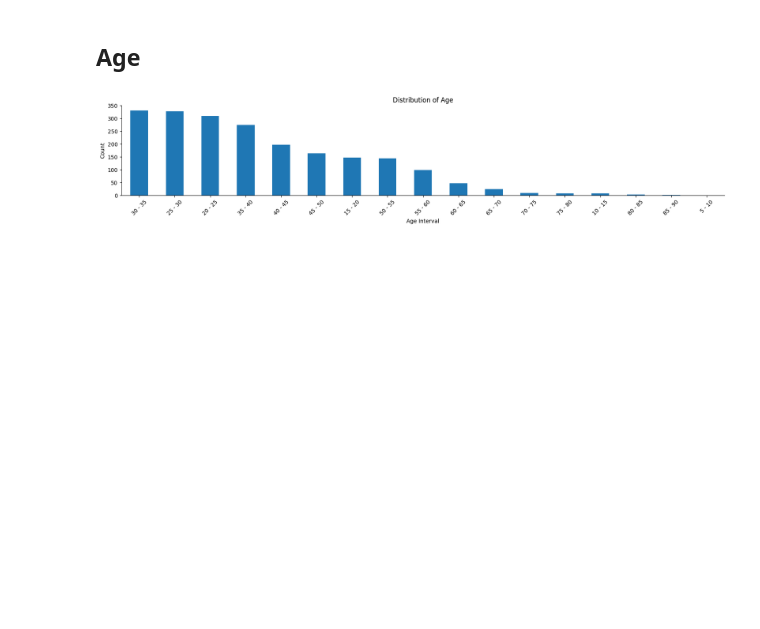
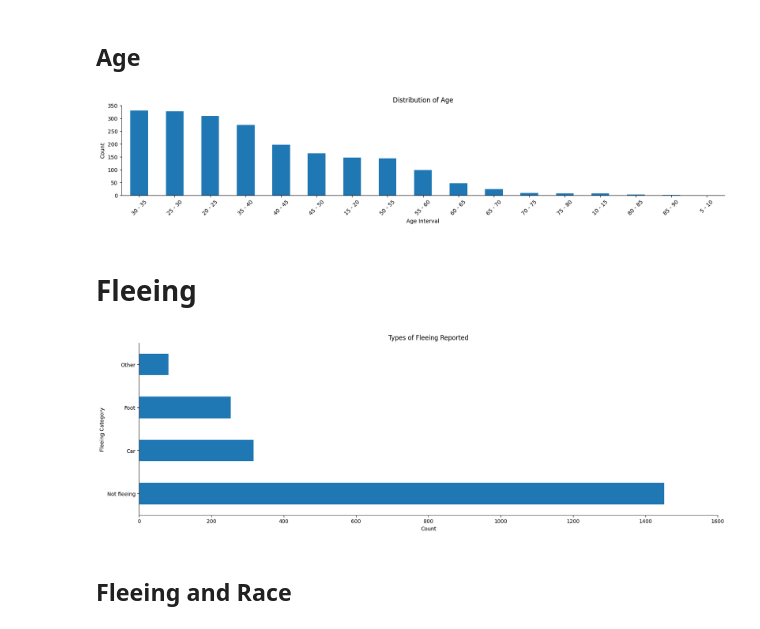
Before and after one commit to Jpooouks/fatal-police-shooting-eda, a Jupyter notebook: fatal_police_shootings_jp.ipynb, the cells around one changed output. Cells and saved outputs as stored; diff of their text form; code cells hidden in the pictures; blank space fills up the shorter version.

```diff
--- a/fatal_police_shootings_jp.ipynb
+++ b/fatal_police_shootings_jp.ipynb
@@ -605,3 +603,14 @@ ax.spines[['top', 'right']].set_visible(False)
 ax.set_ylim(0, 350);
 # %% [output]
 [figure]
+# %% [markdown]
+# Fleeing
+# %%
+df_f = df.dropna(subset='flee')
+df_f.flee.value_counts().plot(kind='barh', xlim=(0,1600),
+figsize=(20,6), xlabel='Count', ylabel='Fleeing Category', title='Types of Fleeing Reported')
+plt.gca().spines[['top', 'right']].set_visible(False);
+# %% [output]
+[figure, added]
+# %% [markdown]
+## Fleeing and Race
```
Also changed, not shown: parts of 5 cells of this notebook.
